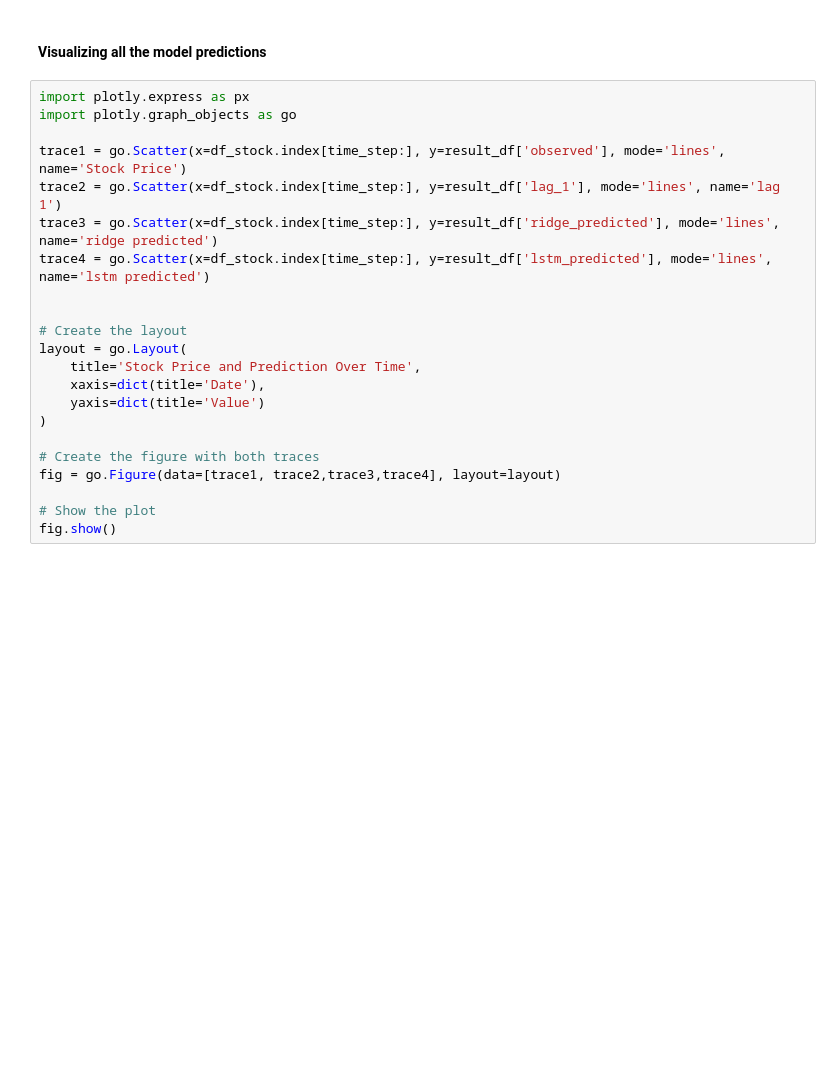
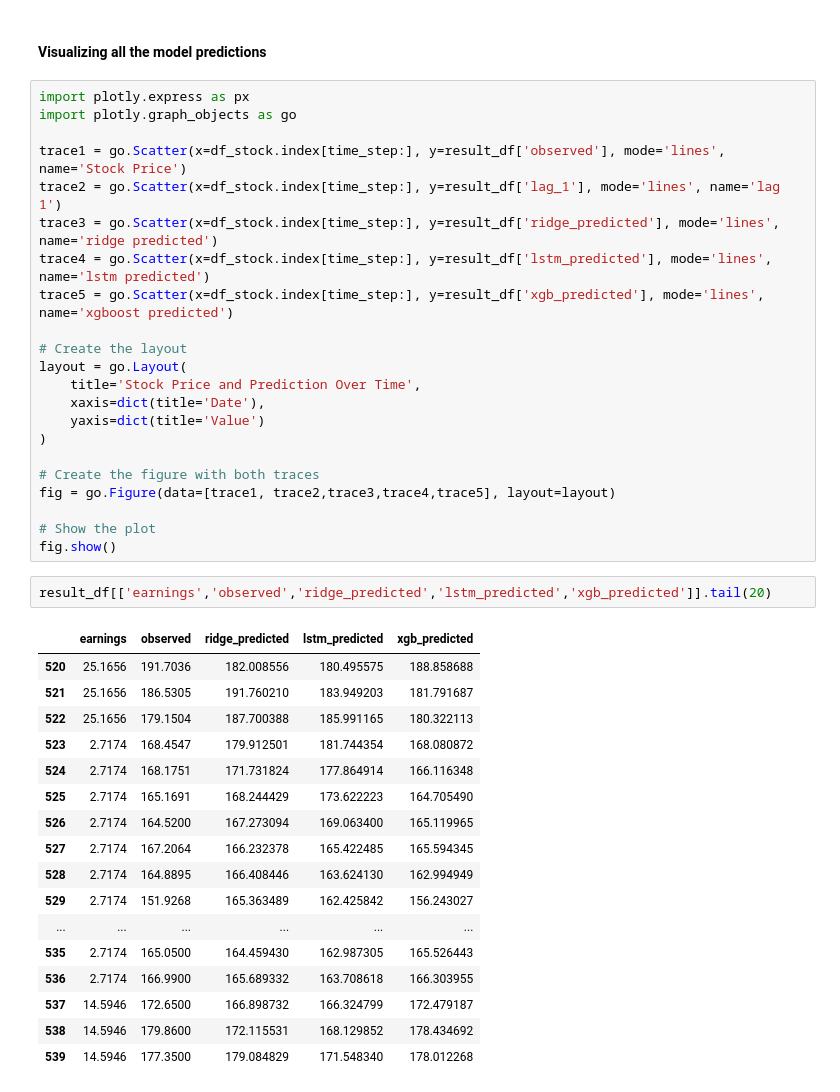
Before and after one commit to sunithak999/AA501_Project, a Jupyter notebook: model_comparision.ipynb, the cells around one changed output. Drawn from its saved outputs; the diff is of its cells as text; blank space fills up the shorter version.

```diff
--- a/model_comparision.ipynb
+++ b/model_comparision.ipynb
@@ -317,7 +417,7 @@ trace1 = go.Scatter(x=df_stock.index[time_step:], y=result_df['observed'], mode=
 trace2 = go.Scatter(x=df_stock.index[time_step:], y=result_df['lag_1'], mode='lines', name='lag 1')
 trace3 = go.Scatter(x=df_stock.index[time_step:], y=result_df['ridge_predicted'], mode='lines', name='ridge predicted')
 trace4 = go.Scatter(x=df_stock.index[time_step:], y=result_df['lstm_predicted'], mode='lines', name='lstm predicted')
-
+trace5 = go.Scatter(x=df_stock.index[time_step:], y=result_df['xgb_predicted'], mode='lines', name='xgboost predicted')
 
 # Create the layout
 layout = go.Layout(
@@ -327,7 +427,27 @@ layout = go.Layout(
 )
 
 # Create the figure with both traces
-fig = go.Figure(data=[trace1, trace2,trace3,trace4], layout=layout)
+fig = go.Figure(data=[trace1, trace2,trace3,trace4,trace5], layout=layout)
 
 # Show the plot
 fig.show()
+# %%
+result_df[['earnings','observed','ridge_predicted','lstm_predicted','xgb_predicted']].tail(20)
+# %% [output]
+|  | earnings | observed | ridge_predicted | lstm_predicted | xgb_predicted |
+| 520 | 25.1656 | 191.7036 | 182.008556 | 180.495575 | 188.858688 |
+| 521 | 25.1656 | 186.5305 | 191.760210 | 183.949203 | 181.791687 |
+| 522 | 25.1656 | 179.1504 | 187.700388 | 185.991165 | 180.322113 |
+| 523 | 2.7174 | 168.4547 | 179.912501 | 181.744354 | 168.080872 |
+| 524 | 2.7174 | 168.1751 | 171.731824 | 177.864914 | 166.116348 |
+| 525 | 2.7174 | 165.1691 | 168.244429 | 173.622223 | 164.705490 |
+| 526 | 2.7174 | 164.5200 | 167.273094 | 169.063400 | 165.119965 |
+| 527 | 2.7174 | 167.2064 | 166.232378 | 165.422485 | 165.594345 |
+| 528 | 2.7174 | 164.8895 | 166.408446 | 163.624130 | 162.994949 |
+| 529 | 2.7174 | 151.9268 | 165.363489 | 162.425842 | 156.243027 |
+| ... | ... | ... | ... | ... | ... |
+| 535 | 2.7174 | 165.0500 | 164.459430 | 162.987305 | 165.526443 |
+| 536 | 2.7174 | 166.9900 | 165.689332 | 163.708618 | 166.303955 |
+| 537 | 14.5946 | 172.6500 | 166.898732 | 166.324799 | 172.479187 |
+| 538 | 14.5946 | 179.8600 | 172.115531 | 168.129852 | 178.434692 |
+| 539 | 14.5946 | 177.3500 | 179.084829 | 171.548340 | 178.012268 |
```
Also changed, not shown: parts of 22 cells of this notebook.
